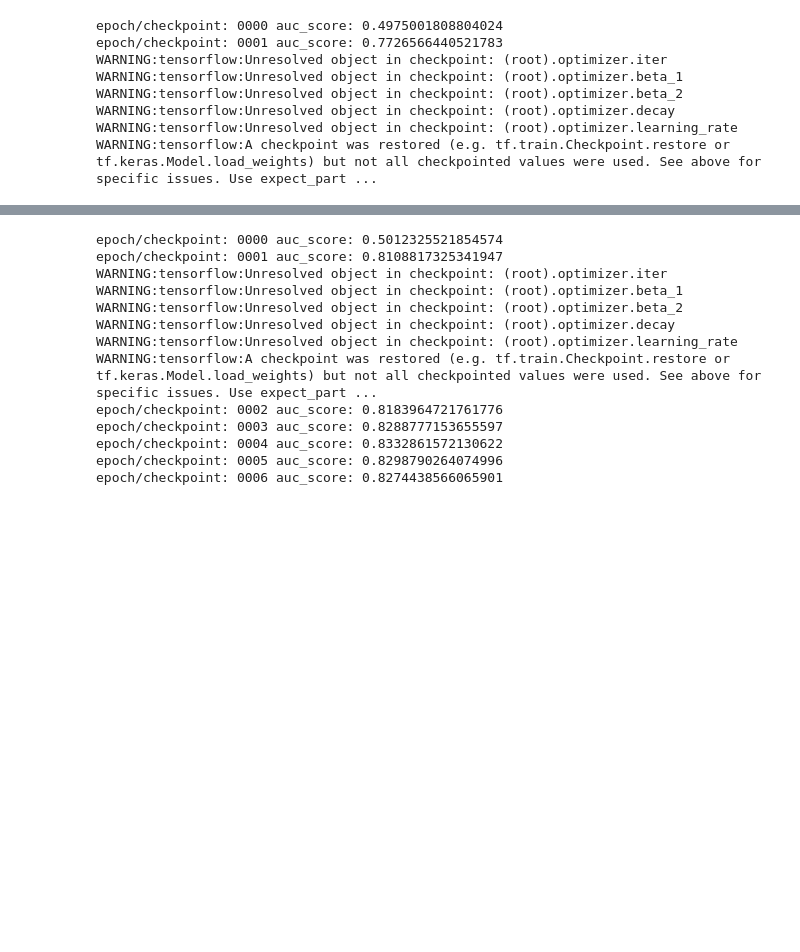
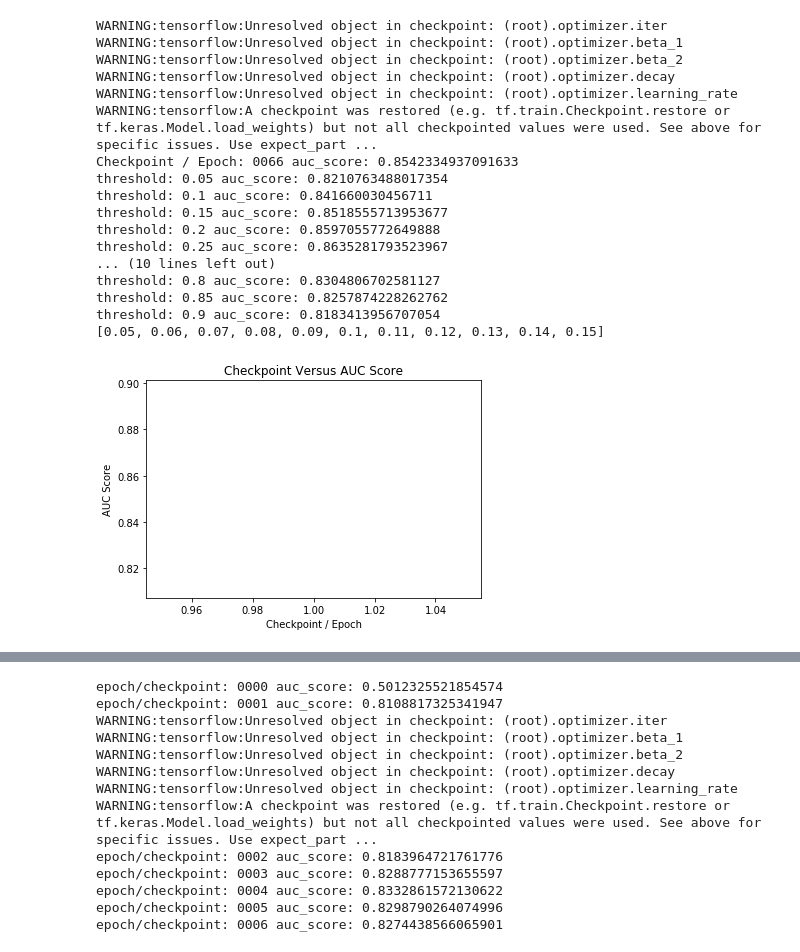
Before and after one commit to kirahman2/tensorflow_classification, a Jupyter notebook: tensorflow_classification.ipynb, the cells around one changed output, grey strips where cells are left out. Saved outputs shown, nothing was run; the diff lists cells and outputs as text; code cells hidden in the pictures; blank space fills up the shorter version.

Commit message:
FineTuneNeuralNet class

```diff
--- a/tensorflow_classification.ipynb
+++ b/tensorflow_classification.ipynb
@@ -327,21 +202,22 @@ class Model():
         return model
 
 
+###########################
 ##### hard code below #####
 
-df_train = pp.train_sample
+DF_TRAIN = pp.train_sample
 
 ##### Defining Model Parameters #####
 neg, pos = np.bincount(train_sample[target])
 initial_bias = np.log([pos/neg])
-output_bias = tf.keras.initializers.Constant(initial_bias)
+OUTPUT_BIAS = tf.keras.initializers.Constant(initial_bias)
 LOSS = keras.losses.BinaryCrossentropy()
 LR = .0001
 METRICS = [keras.metrics.AUC(name='auc'),
            keras.metrics.FalsePositives(name='fp'),
            keras.metrics.FalseNegatives(name='fn')]
 
-MODEL_SEQ = keras.Sequential([keras.layers.Dense(256, activation='relu', kernel_regularizer=l2(0.0001), input_shape=(df_train.shape[-1],)),
+MODEL_SEQ = keras.Sequential([keras.layers.Dense(256, activation='relu', kernel_regularizer=l2(0.0001), input_shape=(pp.train_sample.shape[-1],)),
                               keras.layers.Dense(256, activation='relu', kernel_regularizer=l2(0.0001)),
                               keras.layers.Dense(256, activation='relu', kernel_regularizer=l2(0.0001)),
                               keras.layers.Dense(256, activation='relu', kernel_regularizer=l2(0.0001)),
@@ -351,12 +227,12 @@ MODEL_SEQ = keras.Sequential([keras.layers.Dense(256, activation='relu', kernel_
                               keras.layers.Dense(256, activation='relu', kernel_regularizer=l2(0.0001)),
                               keras.layers.Dense(256, activation='relu', kernel_regularizer=l2(0.0001)),
                               keras.layers.Dropout(.5),
-                              keras.layers.Dense(1, activation='sigmoid', bias_initializer=output_bias)])
+                              keras.layers.Dense(1, activation='sigmoid', bias_initializer=OUTPUT_BIAS)])
 
-# MODEL_SEQ = keras.Sequential([keras.layers.Dense(16, activation='relu', kernel_regularizer=l2(0.0001), input_shape=(df_train.shape[-1],)),
+# MODEL_SEQ = keras.Sequential([keras.layers.Dense(16, activation='relu', kernel_regularizer=l2(0.0001), input_shape=(DF_TRAIN.shape[-1],)),
 #                           keras.layers.Dense(16, activation='relu', kernel_regularizer=l2(0.0001)),
 #                           keras.layers.Dropout(.5),
-#                           keras.layers.Dense(1, activation='sigmoid', bias_initializer=output_bias)])
+#                           keras.layers.Dense(1, activation='sigmoid', bias_initializer=OUTPUT_BIAS)])
 
 mod = Model()
 model = mod.create_model(MODEL_SEQ, METRICS, LR, LOSS)
@@ -382,7 +326,7 @@ class TuneNeuralNet():
         list_checkpoints = self.create_chkpt_list()
         list_epoch = []
 
-        for chkpt in list_checkpoints:
+        for chkpt in list_checkpoints[66:67]: # setting 66:67 for fast testing
             filepath_chkpt = self.checkpoint_path + chkpt
             model = mod.create_model(MODEL_SEQ, METRICS, LR, LOSS)
             model.load_weights(filepath_chkpt)
@@ -390,47 +334,53 @@ class TuneNeuralNet():
 
             auc_score = self._calc_chkpt_score(rounded_predictions)
             self._print_summary(chkpt, auc_score)
+
+            ftnn.tune_threshold(model)
+
             self._plot_auc_scores()
-            # self._confusion_matrix(rounded_predictions) #not needed for now
         self._plot_auc_scores()
 
     def _calc_chkpt_score(self, rounded_predictions):
         fpr, tpr, thresholds = roc_curve(pp.test_label, rounded_predictions, pos_label=1)
+        # cm = confusion_matrix(pp.test_label, rounded_predictions) #not needed for now
         auc_score = auc(fpr, tpr)
         self.list_auc_score.append(auc_score)
         return auc_score
 
     def _print_summary(self, chkpt, auc_score):
         chkpt_num = chkpt[3:7]
-        print('epoch/checkpoint:', chkpt_num, 'auc_score:', auc_score)
-
-    def _confusion_matrix(self, rounded_predictions):
-        '''not in use at the moment'''
-        cm = confusion_matrix(pp.test_label, rounded_predictions)
+        print('Checkpoint / Epoch:', chkpt_num, 'auc_score:', auc_score)
 
     def _plot_auc_scores(self):
         list_epoch = []
         for val in range(1, len(self.list_auc_score) + 1):
             list_epoch.append(val)
         plt.plot(list_epoch, self.list_auc_score)
-
-# NEXT, we need to add the plot
-# list_epoch = []
-# for val in range(1, len(list_auc_score) + 1):
-#     list_epoch.append(val)
-# plt.plot(list_epoch, list_auc_score)
+        plt.title("Checkpoint Versus AUC Score")
+        plt.ylabel("AUC Score")
+        plt.xlabel("Checkpoint / Epoch")
 
 
 tm = TuneNeuralNet()
 list_checkpoints = tm.create_chkpt_list()
 tm.score_chkpts()
 # %% [output]
-epoch/checkpoint: 0000 auc_score: 0.4975001808804024
-epoch/checkpoint: 0001 auc_score: 0.7726566440521783
 WARNING:tensorflow:Unresolved object in checkpoint: (root).optimizer.iter
 WARNING:tensorflow:Unresolved object in checkpoint: (root).optimizer.beta_1
 WARNING:tensorflow:Unresolved object in checkpoint: (root).optimizer.beta_2
 WARNING:tensorflow:Unresolved object in checkpoint: (root).optimizer.decay
 WARNING:tensorflow:Unresolved object in checkpoint: (root).optimizer.learning_rate
 WARNING:tensorflow:A checkpoint was restored (e.g. tf.train.Checkpoint.restore or tf.keras.Model.load_weights) but not all checkpointed values were used. See above for specific issues. Use expect_part ...
+Checkpoint / Epoch: 0066 auc_score: 0.8542334937091633
+threshold: 0.05 auc_score: 0.8210763488017354
+threshold: 0.1 auc_score: 0.841660030456711
+threshold: 0.15 auc_score: 0.8518555713953677
+threshold: 0.2 auc_score: 0.8597055772649888
+threshold: 0.25 auc_score: 0.8635281793523967
+... (10 lines left out)
+threshold: 0.8 auc_score: 0.8304806702581127
+threshold: 0.85 auc_score: 0.8257874228262762
+threshold: 0.9 auc_score: 0.8183413956707054
+[0.05, 0.06, 0.07, 0.08, 0.09, 0.1, 0.11, 0.12, 0.13, 0.14, 0.15]
+[figure, added]
 # %%
```
Also changed, not shown: parts of 18 cells of this notebook.
